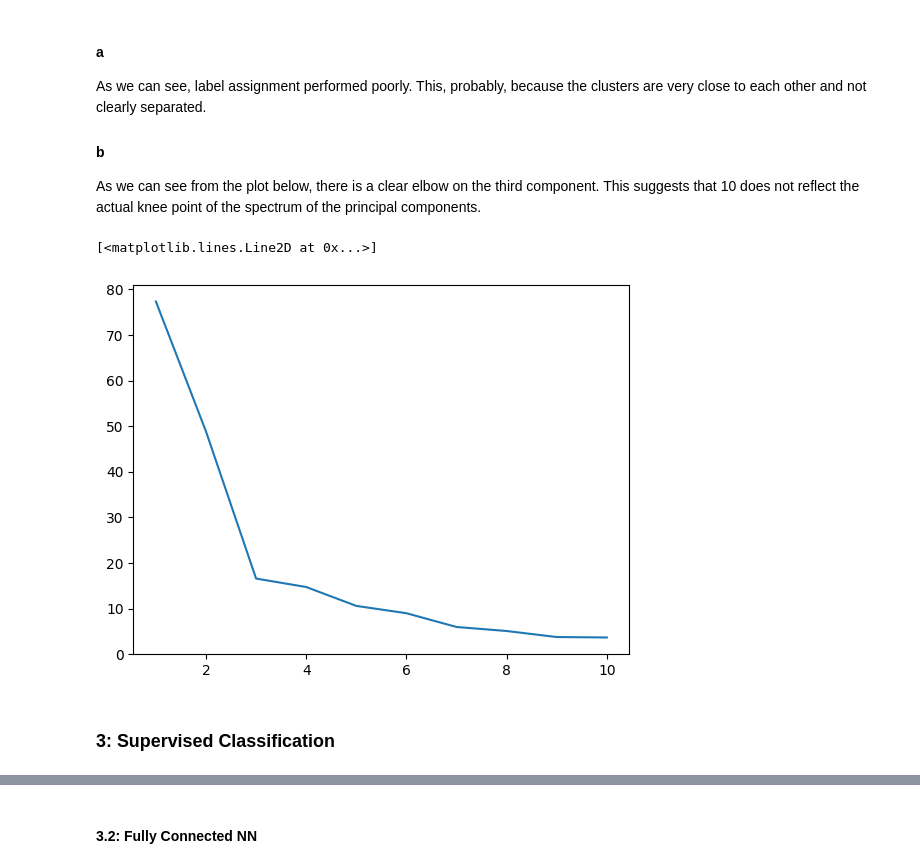
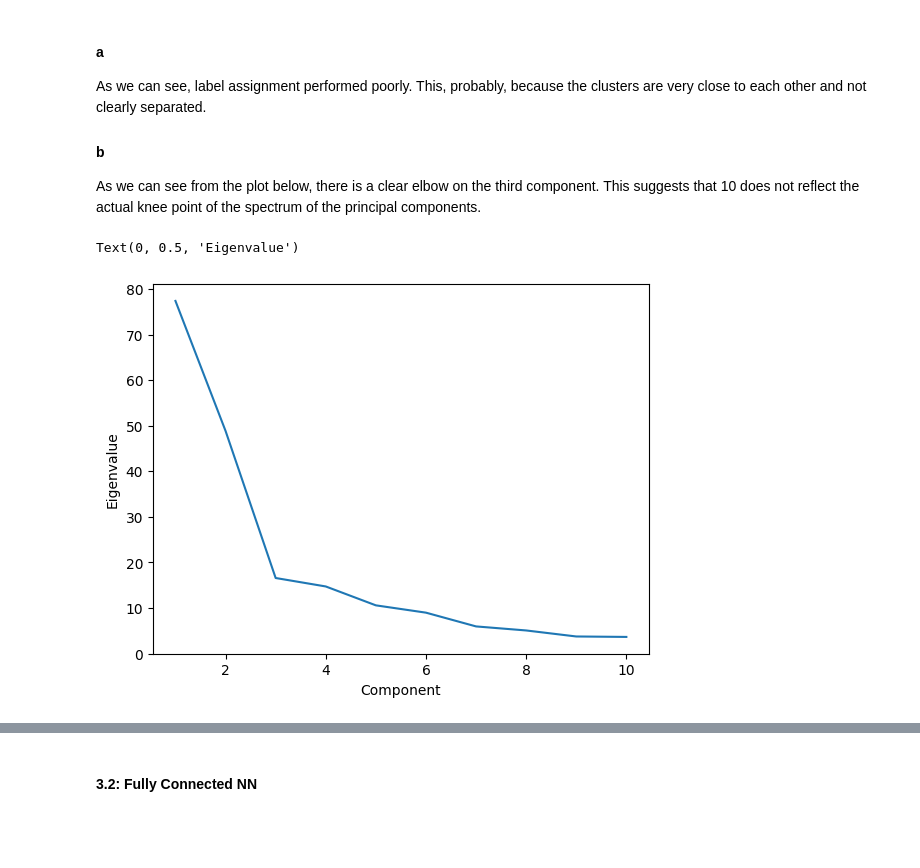
Before and after one commit to LisaDaVinchie/adv-ml_challenge1, a Jupyter notebook: AdvML_Challenge1_v1.ipynb, the cells around one changed output, grey strips where cells are left out. Drawn from its saved outputs; the diff is of its cells as text; code cells hidden in the pictures; blank space fills up the shorter version.

```diff
--- a/AdvML_Challenge1_v1.ipynb
+++ b/AdvML_Challenge1_v1.ipynb
@@ -303,24 +324,24 @@ ax.view_init(elev=45, azim=45)
 # %%
 ## Try kernel sigmoid
 
-if os.path.exists("data_pca_sigmoid.pickle") and os.path.exists("eigenvalues_sigmoid.pickle"):
+# if os.path.exists("data_pca_sigmoid.pickle") and os.path.exists("eigenvalues_sigmoid.pickle"):
 
-     ## If the file exixts, load it
-    data_pca_sigmoid = load_data("data_pca_sigmoid.pickle")
-    eigenvalues_sigmoid = load_data("eigenvalues_sigmoid.pickle")
+#      ## If the file exixts, load it
+#     data_pca_sigmoid = load_data("data_pca_sigmoid.pickle")
+#     eigenvalues_sigmoid = load_data("eigenvalues_sigmoid.pickle")
 
-else:
+# else:
     ## If the file does not exixts, create it
 
-    kernel_pca = KernelPCA(kernel="sigmoid", n_components = 10)
+kernel_pca = KernelPCA(kernel="sigmoid", n_components = 10)
 
-    data_pca_sigmoid = kernel_pca.fit_transform(train_subset_scaled)
+data_pca_sigmoid = kernel_pca.fit_transform(train_subset_scaled)
 
-    save_data(data_pca_sigmoid, "data_pca_sigmoid.pickle")
+# save_data(data_pca_sigmoid, "data_pca_sigmoid.pickle")
 
-    eigenvalues_sigmoid = kernel_pca.eigenvalues_
+eigenvalues_sigmoid = kernel_pca.eigenvalues_
 
-    save_data(eigenvalues_sigmoid, "eigenvalues_sigmoid.pickle")
+# save_data(eigenvalues_sigmoid, "eigenvalues_sigmoid.pickle")
 
 plt.scatter(data_pca_sigmoid[:, 0], data_pca_sigmoid[:, 1], c = labels_subset, marker='.')
 # %% [output]
@@ -392,8 +408,9 @@ As we can see, label assignment performed poorly. This, probably, because the cl
 As we can see from the plot below, there is a clear elbow on the third component. This suggests that 10 does not reflect the actual knee point of the spectrum of the principal components.
 # %%
 plt.plot(np.arange(1, len(eigenvalues_sigmoid) + 1, 1), eigenvalues_sigmoid)
+
+plt.xlabel('Component')
+plt.ylabel('Eigenvalue')
 # %% [output]
-[<matplotlib.lines.Line2D at 0x...>]
+Text(0, 0.5, 'Eigenvalue')
-[figure, old version]
+[figure, new version]
-# %% [markdown]
-### 3: Supervised Classification
```
Also changed, not shown: parts of 55 cells of this notebook, 8 other files.
